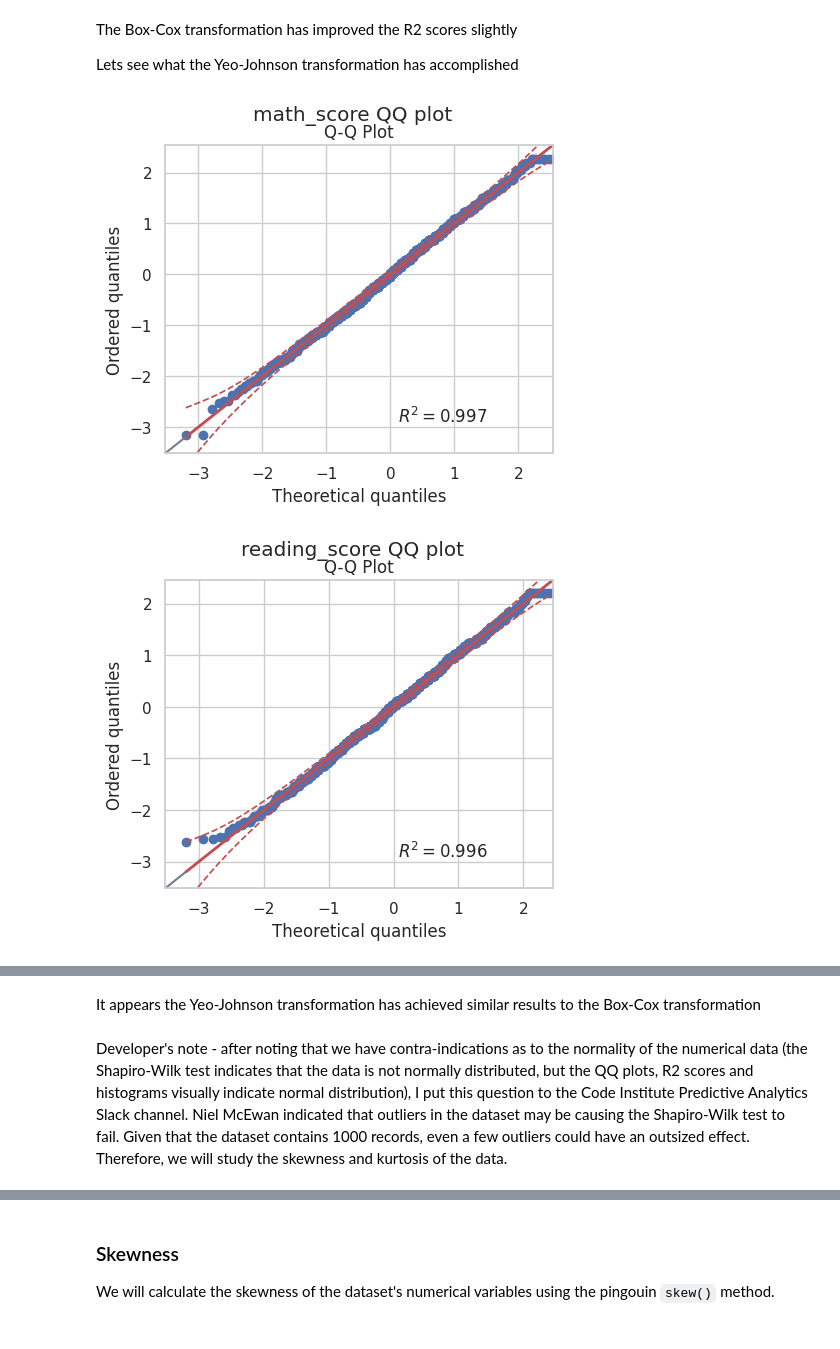
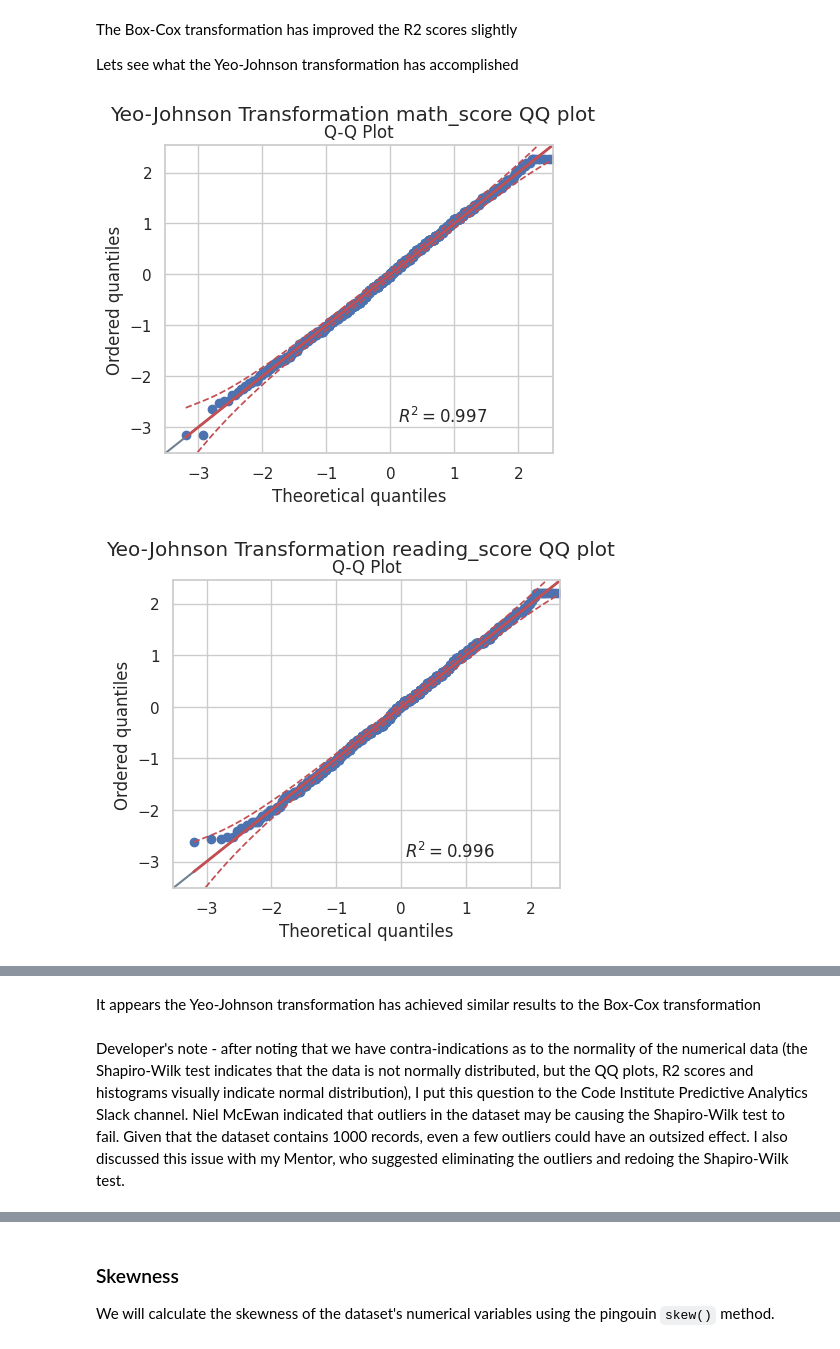
Before and after one commit to AdamBoley/Exam-Scores-Analysis, a Jupyter notebook: jupyter_notebooks/02-data-analysis-1.ipynb, the cells around one changed output, grey strips where cells are left out. Drawn from its saved outputs; the diff is of its cells as text; code cells hidden in the pictures.

Commit message:
examine effect of removing outliers from dataset, update distribution analysis

```diff
--- a/jupyter_notebooks/02-data-analysis-1.ipynb
+++ b/jupyter_notebooks/02-data-analysis-1.ipynb
@@ -205,6 +215,6 @@ This is interesting - we appear to have numerical data that is not, according to
 # %%
 for column in df_box_cox.columns[5:9]:
     pg.qqplot(df_box_cox[column], dist='norm')
-    plt.suptitle(f'{column} QQ plot')
+    plt.suptitle(f'Box-Cox Transformation {column} QQ plot')
     plt.show()
 # %% [output]
@@ -219,8 +229,8 @@ Lets see what the Yeo-Johnson transformation has accomplished
 # %%
 for column in df_yeo_johnson.columns[5:9]:
     pg.qqplot(df_yeo_johnson[column], dist='norm')
-    plt.suptitle(f'{column} QQ plot')
+    plt.suptitle(f'Yeo-Johnson Transformation {column} QQ plot')
     plt.show()
 # %% [output]
-[figure, old version]
+[figure, new version]
-[figure, old version]
+[figure, new version]
@@ -229,4 +239,4 @@ for column in df_yeo_johnson.columns[5:9]:
 # %% [markdown]
 It appears the Yeo-Johnson transformation has achieved similar results to the Box-Cox transformation
 # %% [markdown]
-Developer's note - after noting that we have contra-indications as to the normality of the numerical data (the Shapiro-Wilk test indicates that the data is not normally distributed, but the QQ plots, R2 scores and histograms visually indicate normal distribution), I put this question to the Code Institute Predictive Analytics Slack channel.  Niel McEwan indicated that outliers in the dataset may be causing the Shapiro-Wilk test to fail. Given that the dataset contains 1000 records, even a few outliers could have an outsized effect. Therefore, we will study the skewness and kurtosis of the data.
+Developer's note - after noting that we have contra-indications as to the normality of the numerical data (the Shapiro-Wilk test indicates that the data is not normally distributed, but the QQ plots, R2 scores and histograms visually indicate normal distribution), I put this question to the Code Institute Predictive Analytics Slack channel.  Niel McEwan indicated that outliers in the dataset may be causing the Shapiro-Wilk test to fail. Given that the dataset contains 1000 records, even a few outliers could have an outsized effect. I also discussed this issue with my Mentor, who suggested eliminating the outliers and redoing the Shapiro-Wilk test.
```
Also changed, not shown: parts of 38 cells of this notebook, 3 other files.
